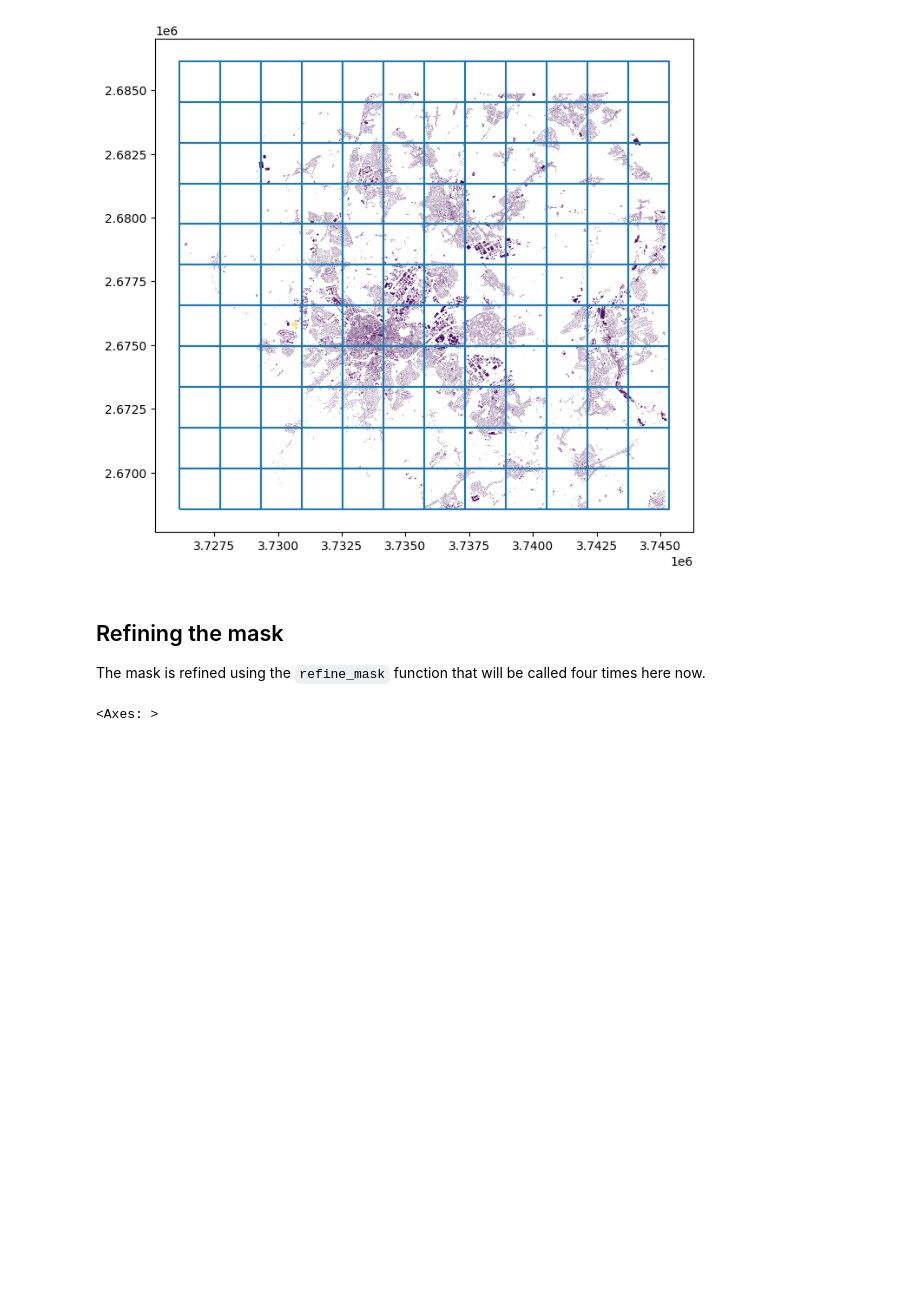
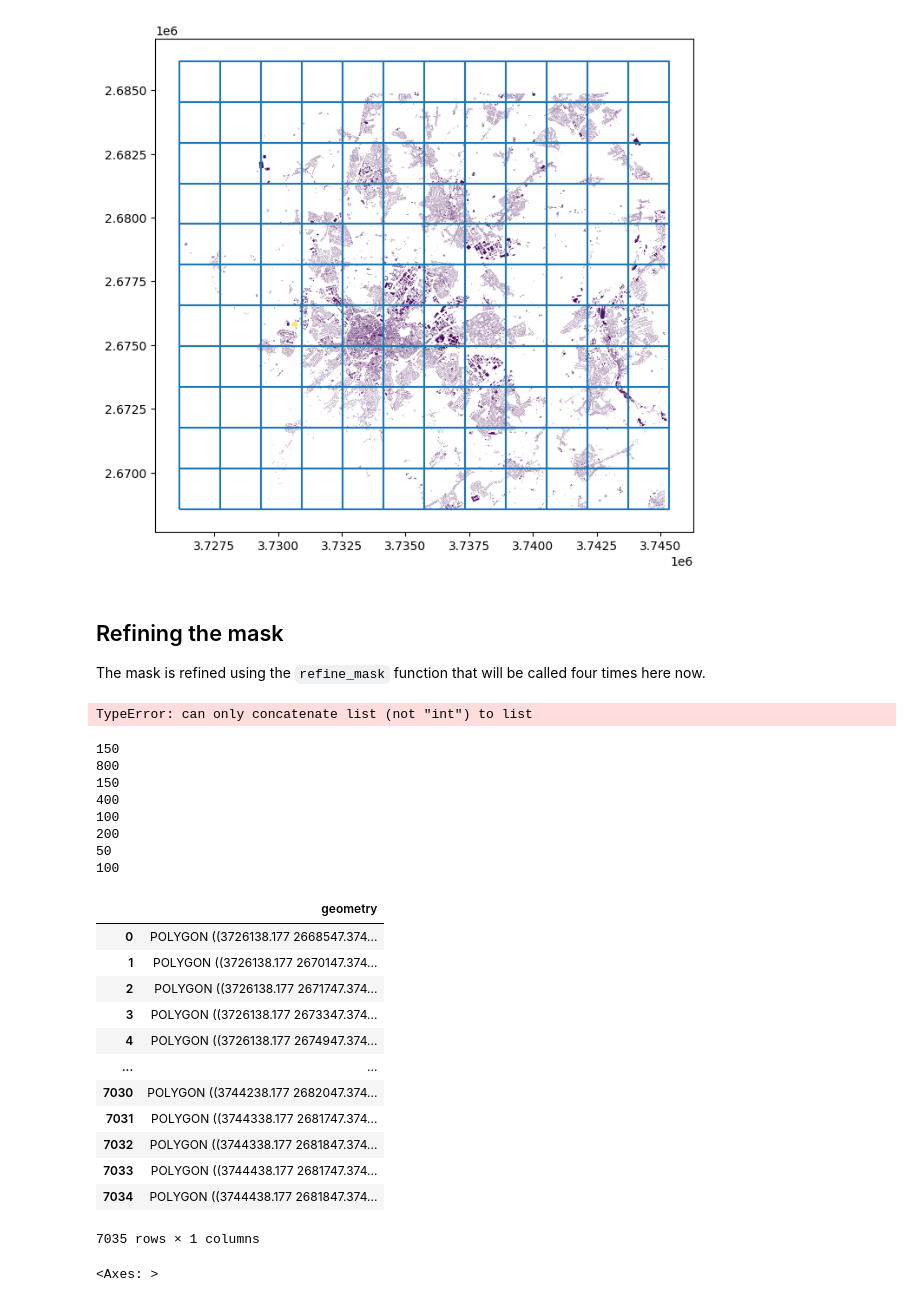
Before and after one commit to AlexanderJuestel/pyheatdemand, a Jupyter notebook: docs/source/notebooks/14_Refining_Polygon_Mask.ipynb, the cells around one changed output. Saved outputs shown, nothing was run; the diff lists cells and outputs as text; code cells hidden in the pictures; blank space fills up the shorter version.

```diff
--- a/docs/source/notebooks/14_Refining_Polygon_Mask.ipynb
+++ b/docs/source/notebooks/14_Refining_Polygon_Mask.ipynb
@@ -72,6 +72,65 @@ data.plot(ax=ax, column='WB_HU')
 ## Refining the mask
 
 The mask is refined using the `refine_mask` function that will be called four times here now.
+# %%
+[0,1,2,3]
+# %% [output]
+TypeError: can only concatenate list (not "int") to list
+# %%
+from typing import Union
+def quad_tree_mask_refinement(grid: gpd.GeoDataFrame,
+                              data: gpd.GeoDataFrame,
+                              max_depth: int = 4,
+                              num_of_points: Union[int, list] = 100) -> gpd.GeoDataFrame:
+    """
+
+    """
+
+    original_cell_size = np.sqrt(grid.iloc[0].geometry.area)
+
+    if isinstance(num_of_points, int):
+        num_of_points = [num_of_points]*max_depth
+
+    for i in range(max_depth):
+        print(num_of_points[i])
+        print(int(original_cell_size/2**(i+1)))
+
+        if i == 0:
+            area_limit= None
+        else:
+            area_limit= int(original_cell_size/2**(i)) * int(original_cell_size/2**(i))
+
+        grid = processing.refine_mask(mask=grid,
+                                      data=data,
+                                      num_of_points=num_of_points[i],
+                                      cell_size=int(original_cell_size/2**(i+1)),
+                                      area_limit=area_limit)
+    return grid
+
+grid_ref4 = quad_tree_mask_refinement(grid, data, max_depth= 4, num_of_points = [150, 150, 100, 50])
+grid_ref4
+# %% [output]
+150
+800
+150
+400
+100
+200
+50
+100
+|  | geometry |
+| 0 | POLYGON ((3726138.177 2668547.374... |
+| 1 | POLYGON ((3726138.177 2670147.374... |
+| 2 | POLYGON ((3726138.177 2671747.374... |
+| 3 | POLYGON ((3726138.177 2673347.374... |
+| 4 | POLYGON ((3726138.177 2674947.374... |
+| ... | ... |
+| 7030 | POLYGON ((3744238.177 2682047.374... |
+| 7031 | POLYGON ((3744338.177 2681747.374... |
+| 7032 | POLYGON ((3744338.177 2681847.374... |
+| 7033 | POLYGON ((3744438.177 2681747.374... |
+| 7034 | POLYGON ((3744438.177 2681847.374... |
+7035 rows × 1 columns
 # %%
 grid_ref1 = processing.refine_mask(grid, data, num_of_points=150, cell_size=800)
 grid_ref2 = processing.refine_mask(grid_ref1, data, num_of_points=150, cell_size=400, area_limit=800*800)
```
Also changed, not shown: 14 other files.
